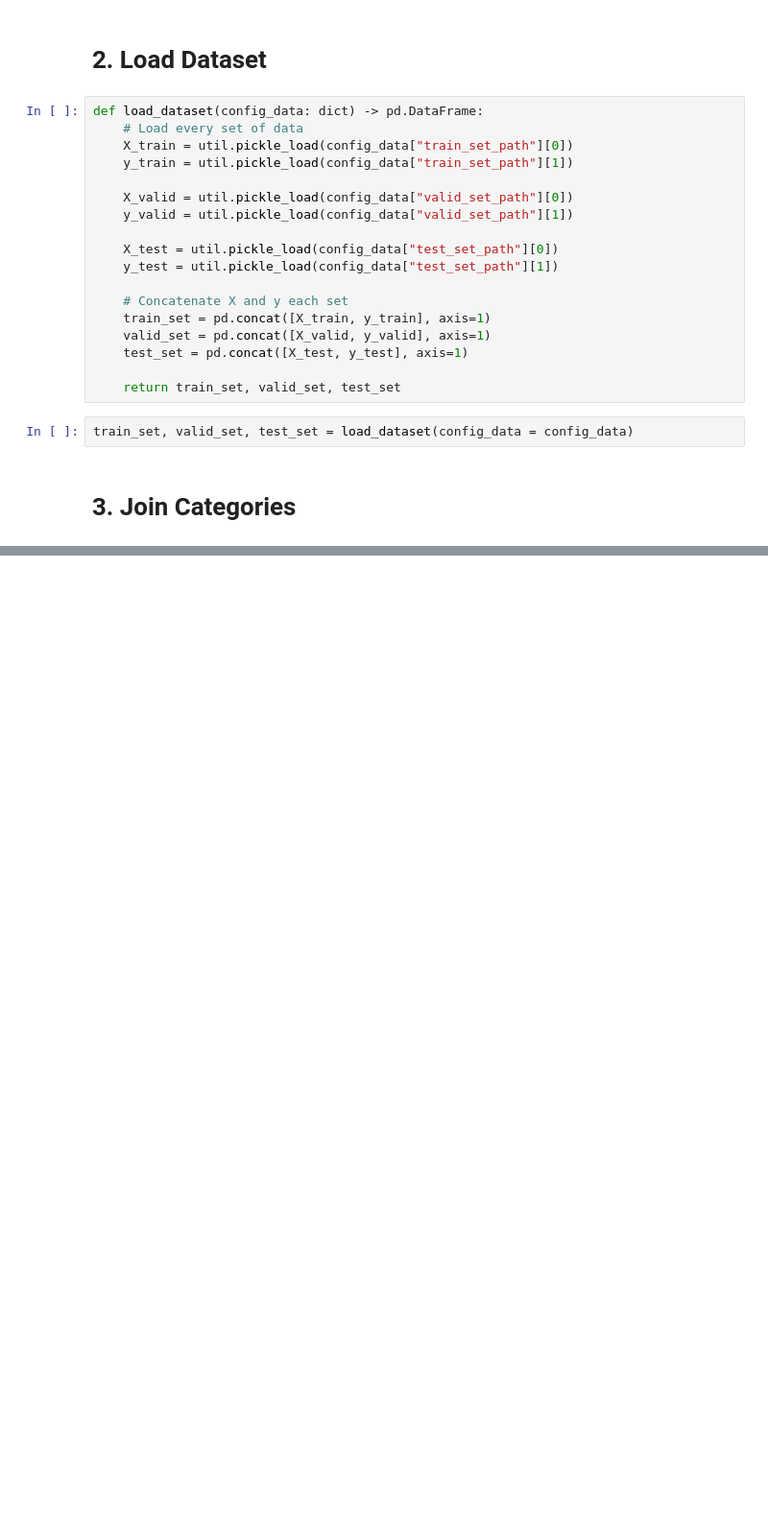
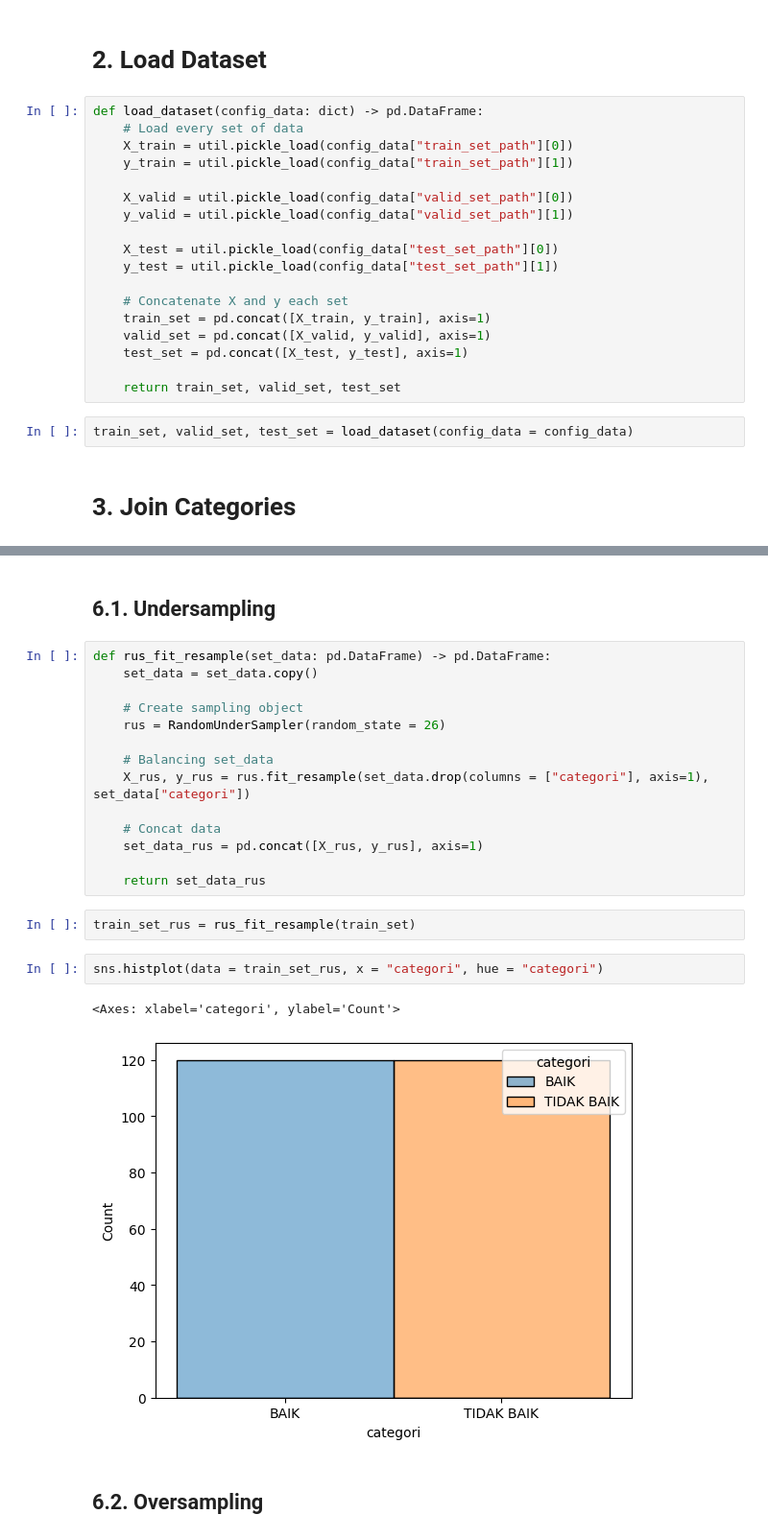
Before and after one commit to amalinadhi/ml_process_examples, a Jupyter notebook: 2. preprocessing.ipynb, the cells around one changed output, grey strips where cells are left out. Shown at 96% size. Saved outputs shown, nothing was run; the diff lists cells and outputs as text; blank space fills up the shorter version.

```diff
--- a/2. preprocessing.ipynb
+++ b/2. preprocessing.ipynb
@@ -39,0 +350,25 @@ train_set, valid_set, test_set = load_dataset(config_data = config_data)
+# %% [markdown]
+## 6.1. Undersampling
+# %%
+def rus_fit_resample(set_data: pd.DataFrame) -> pd.DataFrame:
+    set_data = set_data.copy()
+
+    # Create sampling object
+    rus = RandomUnderSampler(random_state = 26)
+
+    # Balancing set_data
+    X_rus, y_rus = rus.fit_resample(set_data.drop(columns = ["categori"], axis=1), set_data["categori"])
+
+    # Concat data
+    set_data_rus = pd.concat([X_rus, y_rus], axis=1)
+
+    return set_data_rus
+# %%
+train_set_rus = rus_fit_resample(train_set)
+# %%
+sns.histplot(data = train_set_rus, x = "categori", hue = "categori")
+# %% [output]
+<Axes: xlabel='categori', ylabel='Count'>
+[figure, added]
+# %% [markdown]
+## 6.2. Oversampling
```
Also changed, not shown: parts of 68 cells of this notebook, 12 other files.
